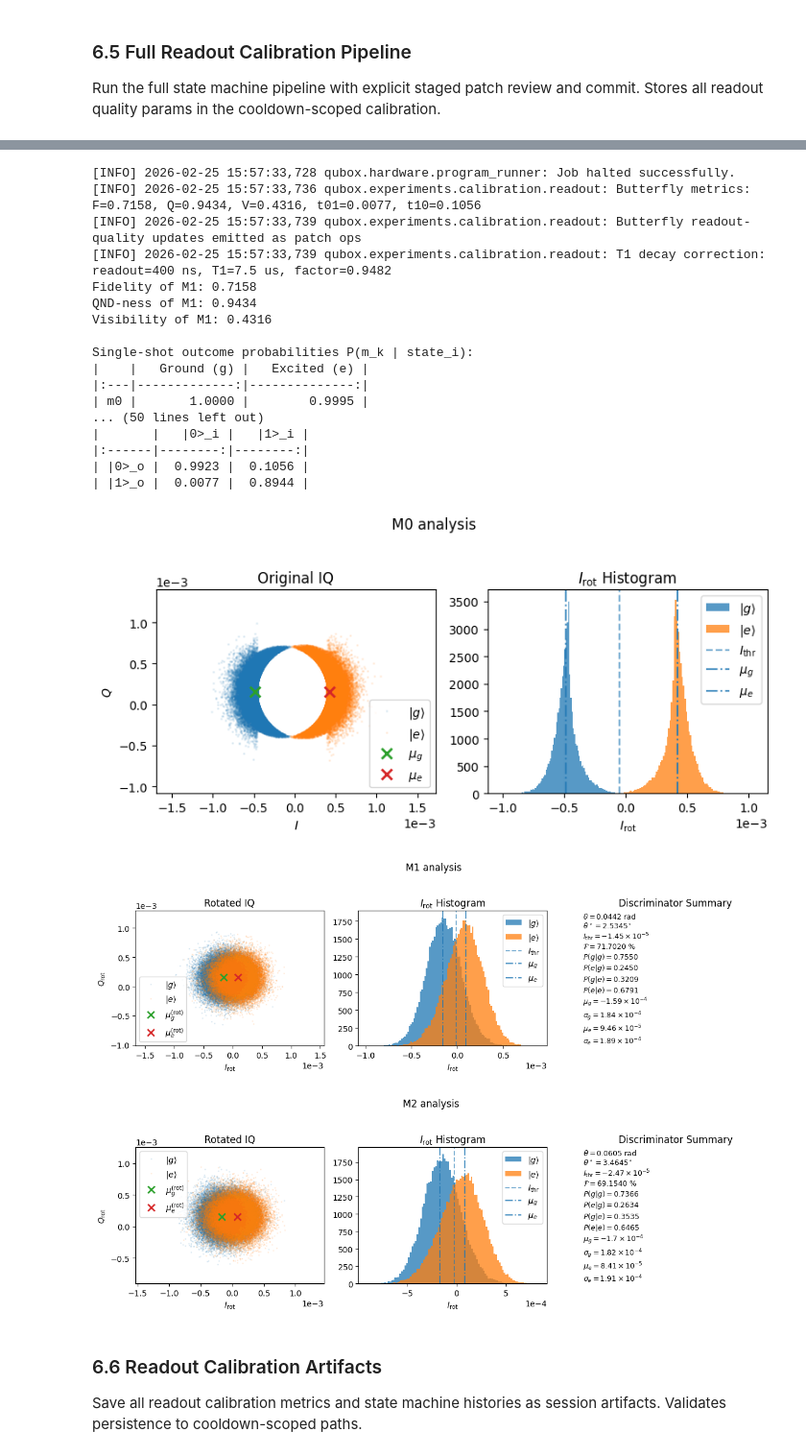
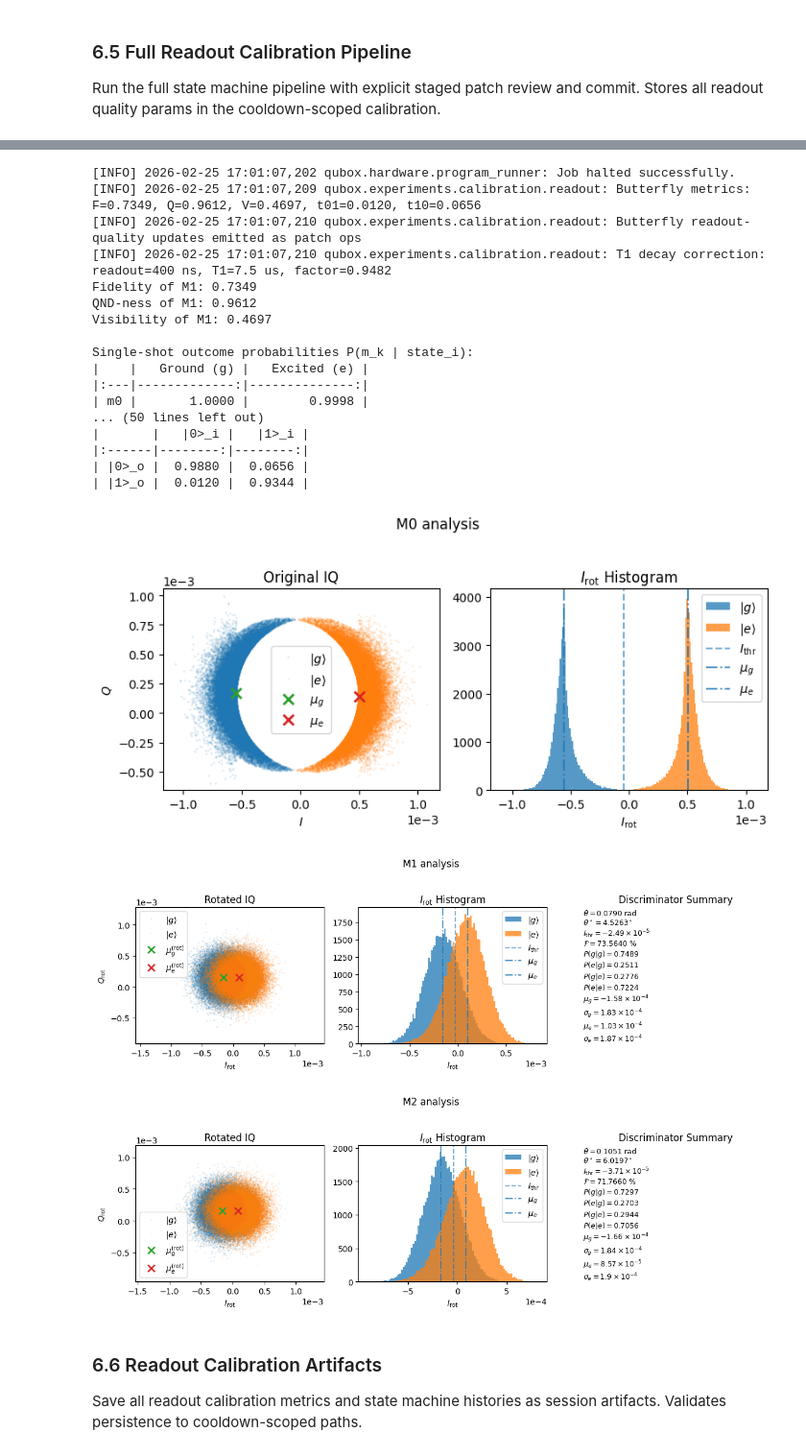
Before and after one commit to SoraUmika/qubox, a Jupyter notebook: notebooks/post_cavity_experiment_context.ipynb, the cells around one changed output, grey strips where cells are left out. Shown at 96% size. Cells and saved outputs as stored; diff of their text form; code cells hidden in the pictures.

```diff
--- a/notebooks/post_cavity_experiment_context.ipynb
+++ b/notebooks/post_cavity_experiment_context.ipynb
@@ -1012,7 +1014,7 @@ rabi_cycle = orch.run_analysis_patch_cycle(
         "max_gain": 1.2,
         "dg": 0.04,
         "op": POWER_RABI_OP,
-        "n_avg": 2000,
+        "n_avg": 4000,
     },
     analyze_kwargs={
         "update_calibration": True,
@@ -2246,8 +2018,8 @@ from qubox_v2.experiments.calibration.readout import (
 )
 from qubox_v2.programs.macros.measure import measureMacro
 
-LEGACY_BLOB_K = 3.0
-LEGACY_M0_MAX_TRIALS = 1000
+BLOB_K = 3.5
+M0_MAX_TRIALS = 1000
 
 readoutConfig = ReadoutConfig(
     measure_op="readout",
@@ -2266,15 +2038,15 @@ readoutConfig = ReadoutConfig(
     histogram_fitting="two_state_discriminator",
     threshold_extraction="legacy_discriminator",
     overwrite_policy="override",
-    blob_k_g=LEGACY_BLOB_K,
-    blob_k_e=LEGACY_BLOB_K,
-    M0_MAX_TRIALS=LEGACY_M0_MAX_TRIALS,
+    blob_k_g=BLOB_K,
+    blob_k_e=BLOB_K,
+    M0_MAX_TRIALS=M0_MAX_TRIALS,
     save_to_config=True,
     save_calibration_json=True,
     save_calibration_db=False,
     save_measure_config=True,
-    save_session_state=False,
-    display_analysis=False,
+    save_session_state=True,
+    display_analysis=True,
     ge_kwargs={
         "auto_update_postsel": True,
         "apply_rotated_weights": True,
@@ -2393,24 +2165,24 @@ Execution report for job 1771622594351
 No errors
-[INFO] 2026-02-25 15:57:33,728 qubox.hardware.program_runner: Job halted successfully.
-[INFO] 2026-02-25 15:57:33,736 qubox.experiments.calibration.readout: Butterfly metrics: F=0.7158, Q=0.9434, V=0.4316, t01=0.0077, t10=0.1056
-[INFO] 2026-02-25 15:57:33,739 qubox.experiments.calibration.readout: Butterfly readout-quality updates emitted as patch ops
-[INFO] 2026-02-25 15:57:33,739 qubox.experiments.calibration.readout: T1 decay correction: readout=400 ns, T1=7.5 us, factor=0.9482
-Fidelity of M1: 0.7158
-QND-ness of M1: 0.9434
-Visibility of M1: 0.4316
+[INFO] 2026-02-25 17:01:07,202 qubox.hardware.program_runner: Job halted successfully.
+[INFO] 2026-02-25 17:01:07,209 qubox.experiments.calibration.readout: Butterfly metrics: F=0.7349, Q=0.9612, V=0.4697, t01=0.0120, t10=0.0656
+[INFO] 2026-02-25 17:01:07,210 qubox.experiments.calibration.readout: Butterfly readout-quality updates emitted as patch ops
+[INFO] 2026-02-25 17:01:07,210 qubox.experiments.calibration.readout: T1 decay correction: readout=400 ns, T1=7.5 us, factor=0.9482
+Fidelity of M1: 0.7349
+QND-ness of M1: 0.9612
+Visibility of M1: 0.4697
 
 Single-shot outcome probabilities P(m_k | state_i):
 |    |   Ground (g) |   Excited (e) |
 |:---|-------------:|--------------:|
-| m0 |       1.0000 |        0.9995 |
+| m0 |       1.0000 |        0.9998 |
 ... (50 lines left out)
 |       |   |0>_i |   |1>_i |
 |:------|--------:|--------:|
-| |0>_o |  0.9923 |  0.1056 |
-| |1>_o |  0.0077 |  0.8944 |
+| |0>_o |  0.9880 |  0.0656 |
+| |1>_o |  0.0120 |  0.9344 |
-[figure, old version]
+[figure, new version]
-[figure, old version]
+[figure, new version]
-[figure, old version]
+[figure, new version]
 # %% [markdown]
 ### 6.6 Readout Calibration Artifacts
 
```
Also changed, not shown: parts of 15 cells of this notebook, 6 other files.
